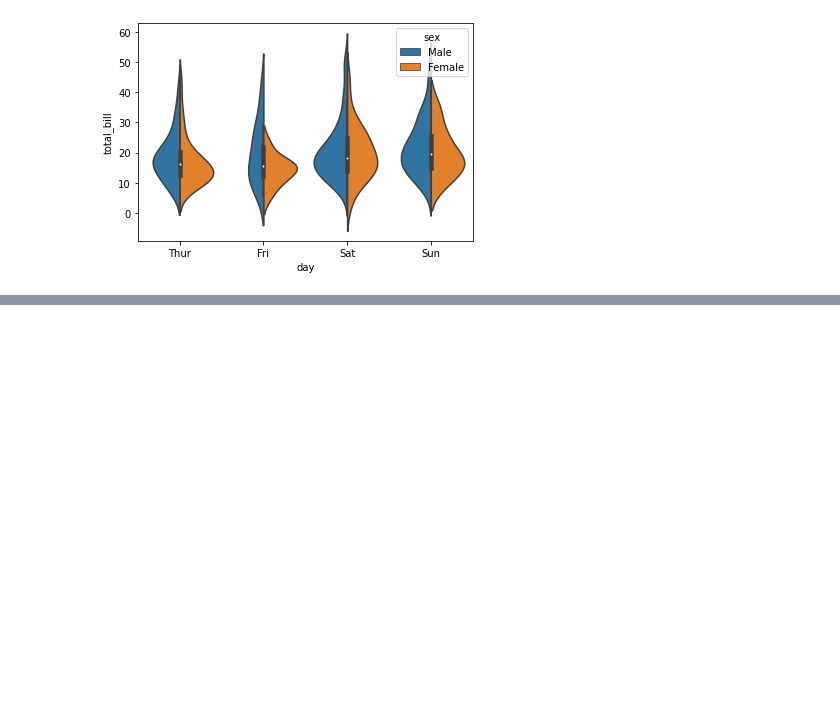
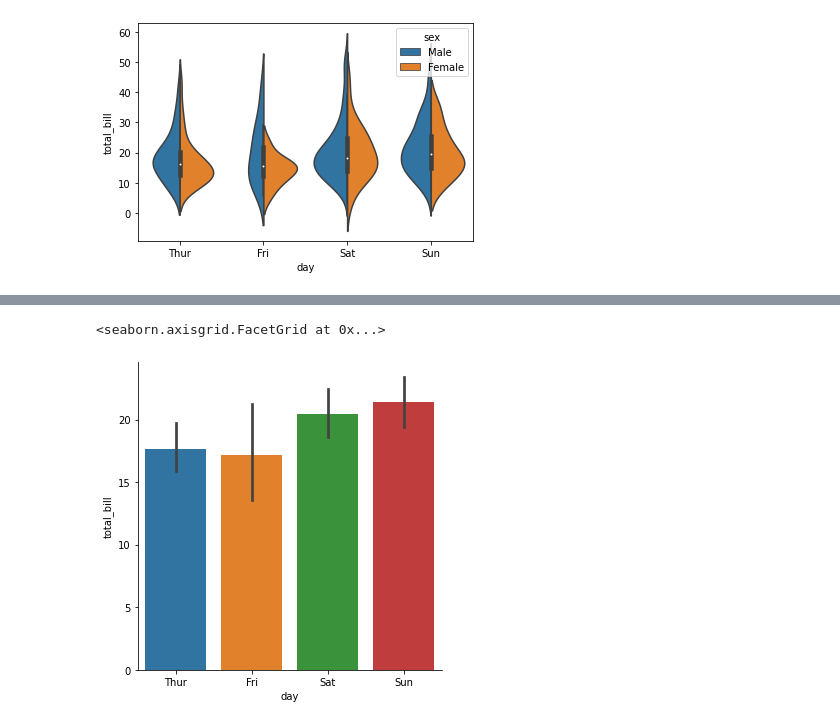
Before and after one commit to jaysueno/seaborn_explore, a Jupyter notebook: exploring_seaborne_datasets.ipynb, the cells around one changed output, grey strips where cells are left out. Saved outputs shown, nothing was run; the diff lists cells and outputs as text; code cells hidden in the pictures; blank space fills up the shorter version.

```diff
--- a/exploring_seaborne_datasets.ipynb
+++ b/exploring_seaborne_datasets.ipynb
@@ -66,0 +83,5 @@ sns.stripplot(x='day', y='total_bill', data=tips_dataset, jitter=True, hue='sex'
+# %%
+sns.factorplot(x= 'day', y= 'total_bill', data= tips_dataset, kind='bar')
+# %% [output]
+<seaborn.axisgrid.FacetGrid at 0x...>
+[figure, added]
```
Also changed, not shown: parts of 8 cells of this notebook.
